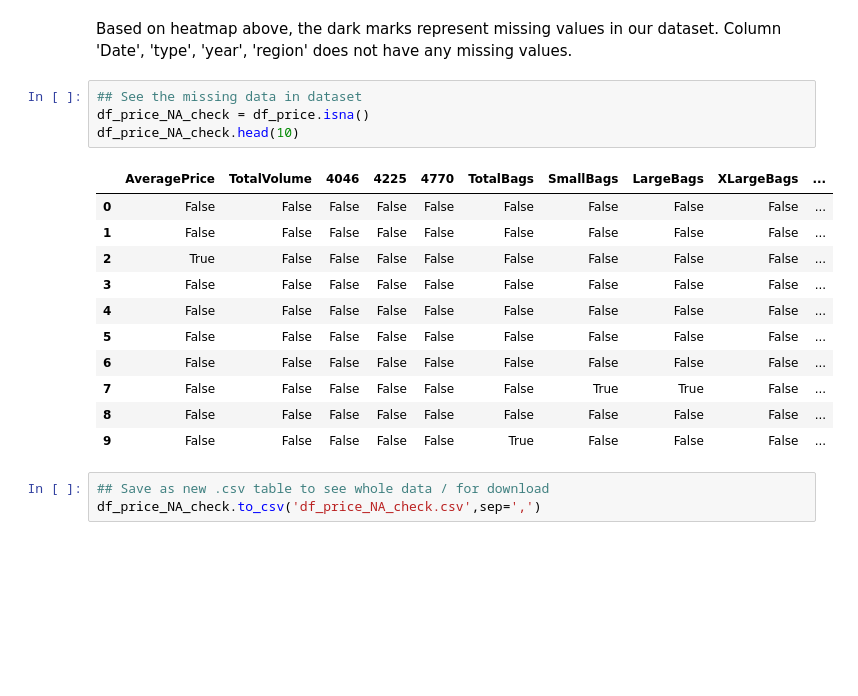
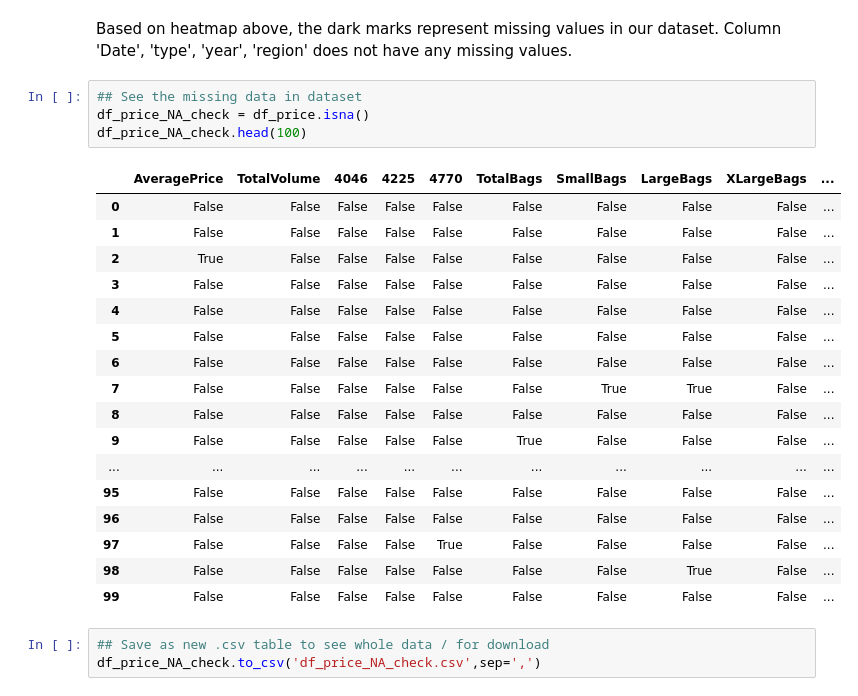
Before and after one commit to irfixq/Avocado_King, a Jupyter notebook: Avocado_King.ipynb, the cells around one changed output. Saved outputs shown, nothing was run; the diff lists cells and outputs as text; blank space fills up the shorter version.

```diff
--- a/Avocado_King.ipynb
+++ b/Avocado_King.ipynb
@@ -152,19 +176,25 @@ the dark marks represent missing values in our dataset. Column 'Date', 'type', '
 # %%
 ## See the missing data in dataset
 df_price_NA_check = df_price.isna()
-df_price_NA_check.head(10)
+df_price_NA_check.head(100)
 # %% [output]
 |  | AveragePrice | TotalVolume | 4046 | 4225 | 4770 | TotalBags | SmallBags | LargeBags | XLargeBags | ... |
 | 0 | False | False | False | False | False | False | False | False | False | ... |
 | 1 | False | False | False | False | False | False | False | False | False | ... |
 | 2 | True | False | False | False | False | False | False | False | False | ... |
 | 3 | False | False | False | False | False | False | False | False | False | ... |
 | 4 | False | False | False | False | False | False | False | False | False | ... |
 | 5 | False | False | False | False | False | False | False | False | False | ... |
 | 6 | False | False | False | False | False | False | False | False | False | ... |
 | 7 | False | False | False | False | False | False | True | True | False | ... |
 | 8 | False | False | False | False | False | False | False | False | False | ... |
 | 9 | False | False | False | False | False | True | False | False | False | ... |
+| ... | ... | ... | ... | ... | ... | ... | ... | ... | ... | ... |
+| 95 | False | False | False | False | False | False | False | False | False | ... |
+| 96 | False | False | False | False | False | False | False | False | False | ... |
+| 97 | False | False | False | False | True | False | False | False | False | ... |
+| 98 | False | False | False | False | False | False | False | True | False | ... |
+| 99 | False | False | False | False | False | False | False | False | False | ... |
 # %%
 ## Save as new .csv table to see whole data / for download
 df_price_NA_check.to_csv('df_price_NA_check.csv',sep=',')
```
Also changed, not shown: parts of 28 cells of this notebook.
